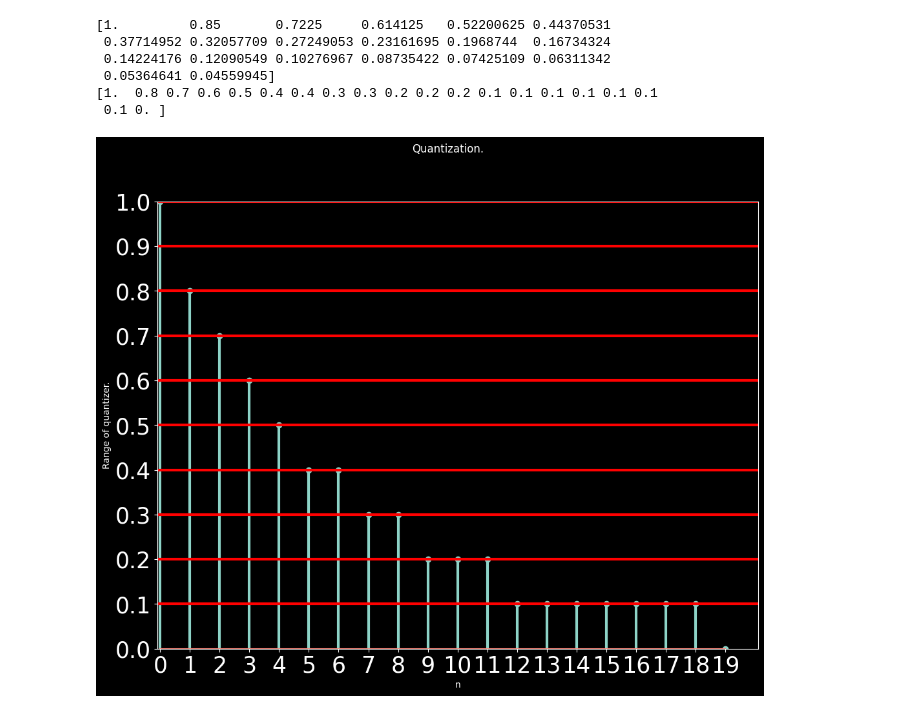
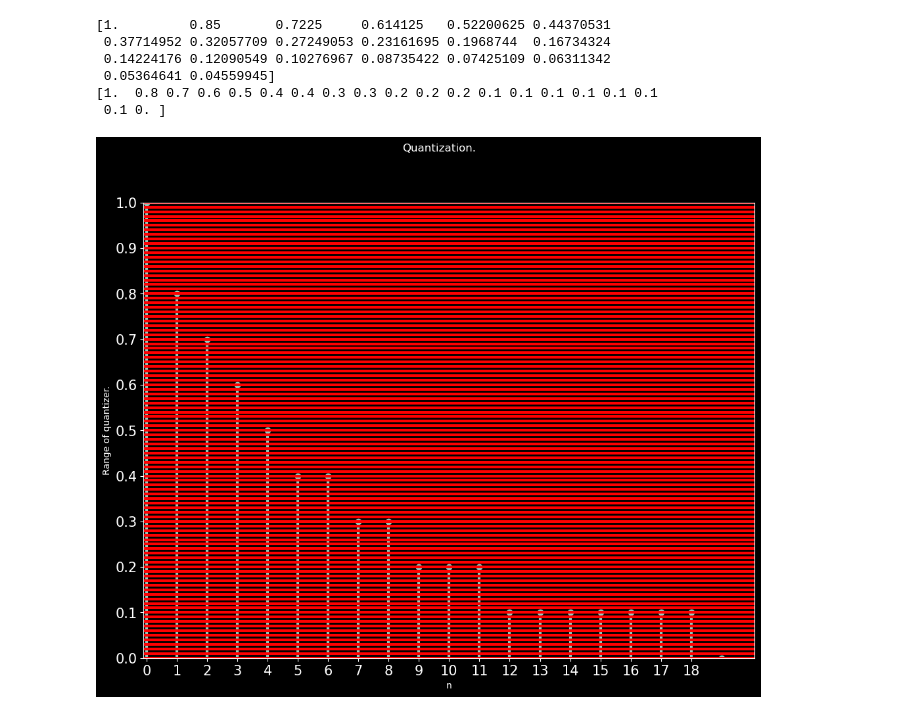
Before and after one commit to NaimParvez/Ruet-CSE, a Jupyter notebook: Signal Processing/lab1.ipynb, the cells around one changed output. Saved outputs shown, nothing was run; the diff lists cells and outputs as text; code cells hidden in the pictures.

```diff
--- a/Signal Processing/lab1.ipynb
+++ b/Signal Processing/lab1.ipynb
@@ -116,52 +104,34 @@ print(xq)
  0.05364641 0.04559945]
 [1.  0.8 0.7 0.6 0.5 0.4 0.4 0.3 0.3 0.2 0.2 0.2 0.1 0.1 0.1 0.1 0.1 0.1
  0.1 0. ]
-# %%
-#Plotting quantized signal
-
-#Quantization
-plt.figure(figsize = (12,9))
-plt.suptitle('Quantization.')
-style.use('dark_background')
-plt.rcParams['xtick.labelsize'] = 25
-plt.rcParams['ytick.labelsize'] = 25
-
-
-plt.axis([-0.1,20.1,0,1])
-plt.xticks([0,1,2,3,4,5,6,7,8,9,10,11,12,13,14,15,16,17,18,19])
-plt.yticks([0.0,0.1,0.2,0.3,0.4,0.5,0.6,0.7,0.8,0.9,1.0,1.1,1.2,1.3,1.4,1.5,1.6,1.7,1.8,1.9,2.0])
-
-markerline, stemlines,  baseline = plt.stem(n,xq)
-plt.setp(stemlines, 'linewidth', 3)
-plt.xlabel('n')
-plt.ylabel('Range of quantizer.')
-plt.axis([-0.1,20.1,0,1])
-
-plt.axhline(y = 0.1, xmin=0,xmax=10, color='r', linewidth = 3.0)
-plt.axhline(y = 0.2, xmin=0,xmax=10, color='r', linewidth = 3.0)
-plt.axhline(y = 0.3, xmin=0,xmax=10, color='r', linewidth = 3.0)
-plt.axhline(y = 0.4, xmin=0,xmax=10, color='r', linewidth = 3.0)
-plt.axhline(y = 0.5, xmin=0,xmax=10, color='r', linewidth = 3.0)
-plt.axhline(y = 0.6, xmin=0,xmax=10, color='r', linewidth = 3.0)
-plt.axhline(y = 0.7, xmin=0,xmax=10, color='r', linewidth = 3.0)
-plt.axhline(y = 0.8, xmin=0,xmax=10, color='r', linewidth = 3.0)
-plt.axhline(y = 0.9, xmin=0,xmax=10, color='r', linewidth = 3.0)
-plt.axhline(y = 1.0, xmin=0,xmax=10, color='r', linewidth = 3.0)
-plt.axhline(y = 1.1, xmin=0,xmax=10, color='r', linewidth = 3.0)
-plt.axhline(y = 1.2, xmin=0,xmax=10, color='r', linewidth = 3.0)
-plt.axhline(y = 1.3, xmin=0,xmax=10, color='r', linewidth = 3.0)
-plt.axhline(y = 1.4, xmin=0,xmax=10, color='r', linewidth = 3.0)
-plt.axhline(y = 1.5, xmin=0,xmax=10, color='r', linewidth = 3.0)
-plt.axhline(y = 1.6, xmin=0,xmax=10, color='r', linewidth = 3.0)
-plt.axhline(y = 1.7, xmin=0,xmax=10, color='r', linewidth = 3.0)
-plt.axhline(y = 1.8, xmin=0,xmax=10, color='r', linewidth = 3.0)
-plt.axhline(y = 1.9, xmin=0,xmax=10, color='r', linewidth = 3.0)
-plt.axhline(y = 2.0, xmin=0,xmax=10, color='r', linewidth = 3.0)
-
-
-plt.show()
-# %% [output]
-[figure, removed]
+# %%
+#Plotting quantized signal
+
+#Quantization
+plt.figure(figsize = (12,9))
+plt.suptitle('Quantization.')
+style.use('dark_background')
+plt.rcParams['xtick.labelsize'] = 15
+plt.rcParams['ytick.labelsize'] = 15
+
+
+plt.axis([-0.1,20.1,0,1])
+plt.xticks(xt)
+plt.yticks(yt)
+
+markerline, stemlines,  baseline = plt.stem(n,xq) # xq is quantized signal
+plt.setp(stemlines, 'linewidth', 3)
+plt.xlabel('n')
+plt.ylabel('Range of quantizer.')
+plt.axis([-0.1,20.1,0,1])
+
+for y in np.arange(0., 2.1, 0.01):
+    plt.axhline(y=y, xmin=0, xmax=10, color='r', linewidth=3.0)
+
+
+plt.show()
+# %% [output]
+[figure, added]
 # %%
 plt.plot(n,xq)
 plt.show()
```
Also changed, not shown: parts of 7 cells of this notebook, 10 other files.
